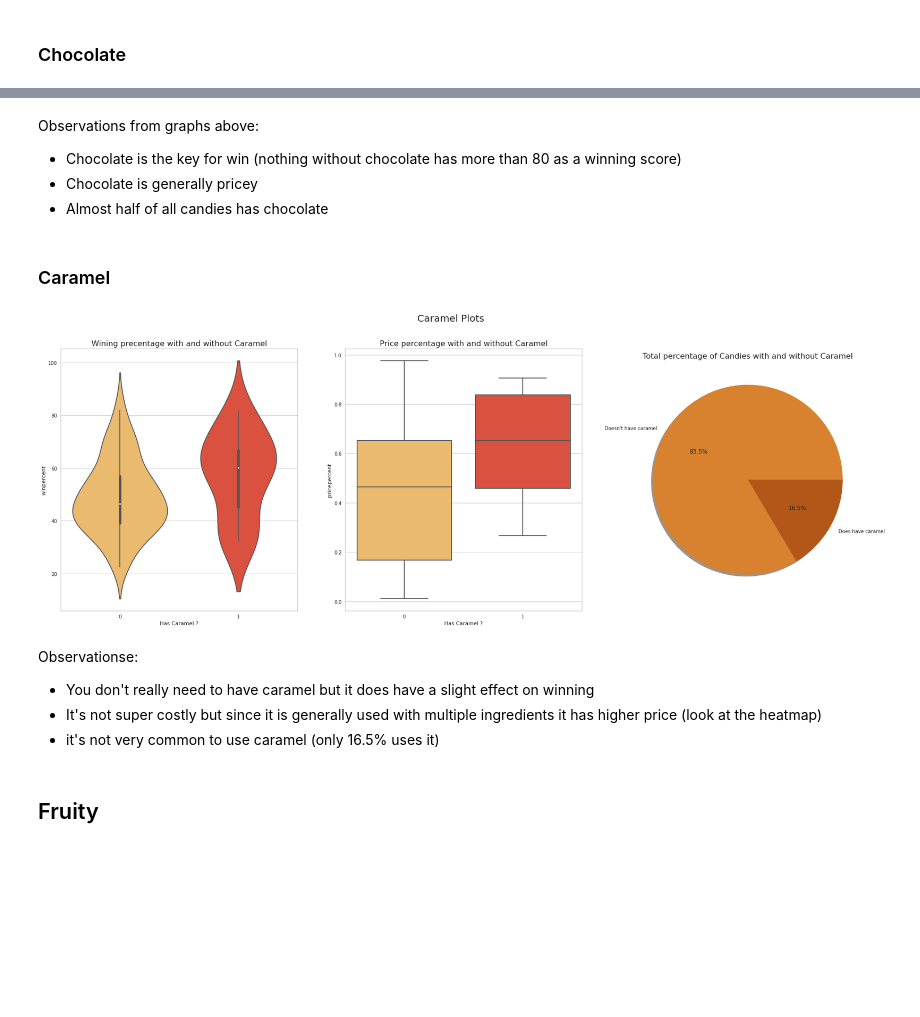
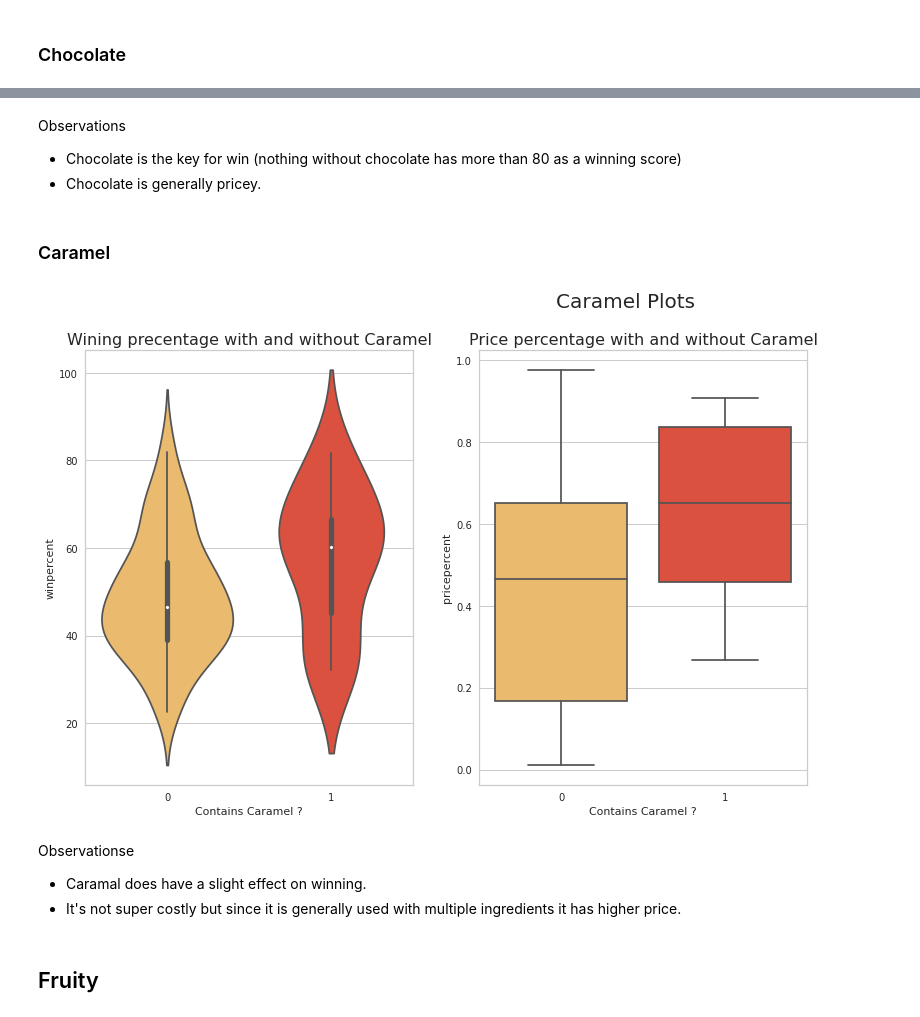
Before and after one commit to bochrakallala/auto_claims, a Jupyter notebook: expand-candy-brand.ipynb, the cells around one changed output, grey strips where cells are left out. Drawn from its saved outputs; the diff is of its cells as text; code cells hidden in the pictures; blank space fills up the shorter version.

Commit message:
Kaggle Notebook | expand_candy_brand | Version 5

```diff
--- a/expand-candy-brand.ipynb
+++ b/expand-candy-brand.ipynb
@@ -219,39 +216,32 @@ Text(0.5, 0, 'Has Chocolate ?')
 # %% [markdown]
-Observations from graphs above:
+Observations
 
 * Chocolate is the key for win (nothing without chocolate has more than 80 as a winning score)
-* Chocolate is generally pricey
-* Almost half of all candies has chocolate
+* Chocolate is generally pricey.
 # %% [markdown]
 ### Caramel
 # %%
-plt.figure(figsize=(30,10))
-
+plt.figure(figsize=(20,8))
 plt.suptitle("Caramel Plots", fontsize=20)
 
 plt.subplot(1,3,1)
 plt.title("Wining precentage with and without Caramel",fontsize=16)
-sns.violinplot(data=candy_df,x="caramel",y="winpercent",color="brown",palette="YlOrRd")
-plt.xlabel("Has Caramel ?")
-
-plt.subplot(1,3,3)
-plt.title("Total percentage of Candies with and without Caramel",fontsize=16)
-plt.pie(candy_df.caramel.value_counts(), autopct='%1.1f%%',colors=["#D8822F","#B35719"],labels=["Doesn't have caramel","Does have caramel"],shadow=True)
+sns.violinplot(data=candy_df,x="caramel",y="winpercent",palette="YlOrRd")
+plt.xlabel("Contains Caramel ?")
 
 plt.subplot(1,3,2)
 plt.title("Price percentage with and without Caramel",fontsize=16)
 sns.boxplot(y="pricepercent", x="caramel", data=candy_df, palette="YlOrRd")
-plt.xlabel("Has Caramel ?")
+plt.xlabel("Contains Caramel ?")
 
 plt.show()
 # %% [output]
-[figure, old version]
+[figure, new version]
 # %% [markdown]
-Observationse:
+Observationse
 
-* You don't really need to have caramel but it does have a slight effect on winning
-* It's not super costly but since it is generally used with multiple ingredients it has higher price (look at the heatmap)
-* it's not very common to use caramel (only 16.5% uses it)
+* Caramal does have a slight effect on winning.
+* It's not super costly but since it is generally used with multiple ingredients it has higher price.
 # %% [markdown]
 ## Fruity
 # %%
```
Also changed, not shown: parts of 18 cells of this notebook.
